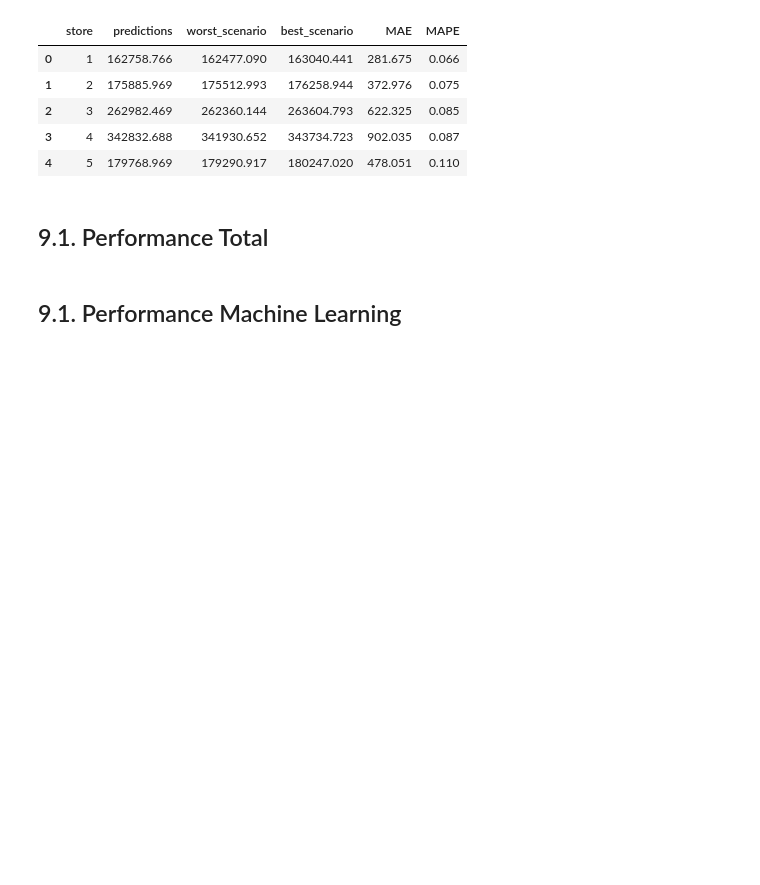
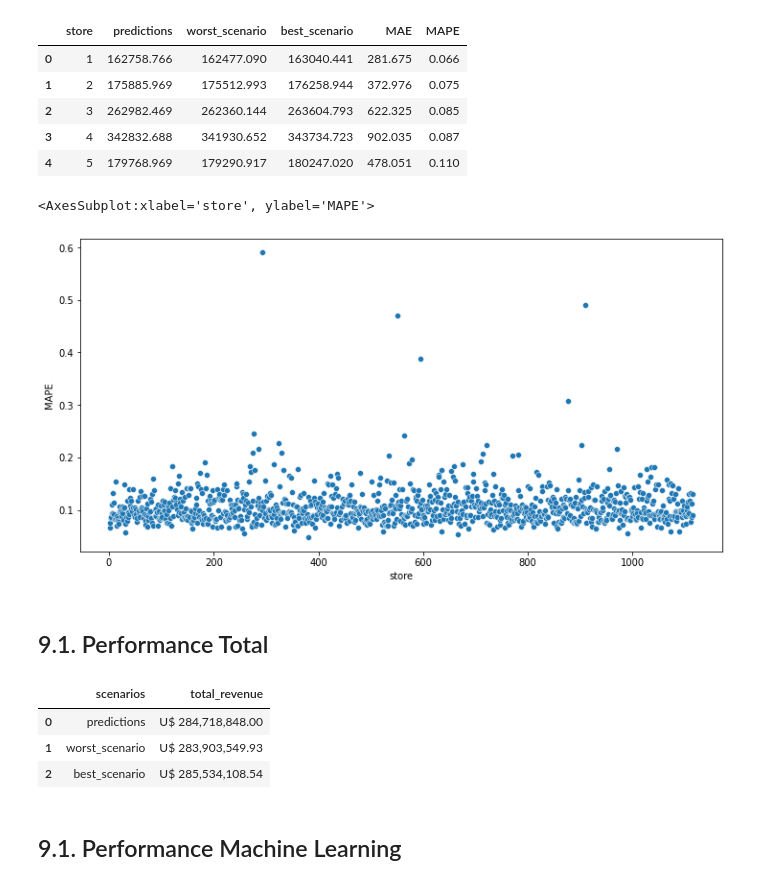
Before and after one commit to cristiandaco/rossmann_project, a Jupyter notebook: 08_Traducao_Interpretacao_do_Erro.ipynb, the cells around one changed output. Drawn from its saved outputs; the diff is of its cells as text; code cells hidden in the pictures; blank space fills up the shorter version.

```diff
--- a/08_Traducao_Interpretacao_do_Erro.ipynb
+++ b/08_Traducao_Interpretacao_do_Erro.ipynb
@@ -1211,7 +1214,22 @@ aux5.head(5)
 | 2 | 3 | 262982.469 | 262360.144 | 263604.793 | 622.325 | 0.085 |
 | 3 | 4 | 342832.688 | 341930.652 | 343734.723 | 902.035 | 0.087 |
 | 4 | 5 | 179768.969 | 179290.917 | 180247.020 | 478.051 | 0.110 |
+# %%
+plt.figure( figsize = ( 12,6 ) )
+sns.scatterplot( x = 'store', y = 'MAPE', data = aux5 )
+# %% [output]
+<AxesSubplot:xlabel='store', ylabel='MAPE'>
+[figure, added]
 # %% [markdown]
 ## 9.1. Performance Total
+# %%
+aux6 = aux5[['predictions', 'worst_scenario', 'best_scenario']].apply( lambda x: np.sum( x ), axis = 0 ).reset_index().rename( columns = { 'index': 'scenarios', 0: 'total_revenue' } )
+aux6['total_revenue'] = aux6['total_revenue'].map( 'U$ {:,.2f}'.format )
+aux6
+# %% [output]
+|  | scenarios | total_revenue |
+| 0 | predictions | U$ 284,718,848.00 |
+| 1 | worst_scenario | U$ 283,903,549.93 |
+| 2 | best_scenario | U$ 285,534,108.54 |
 # %% [markdown]
 ## 9.1. Performance Machine Learning
```
Also changed, not shown: parts of 4 cells of this notebook.
